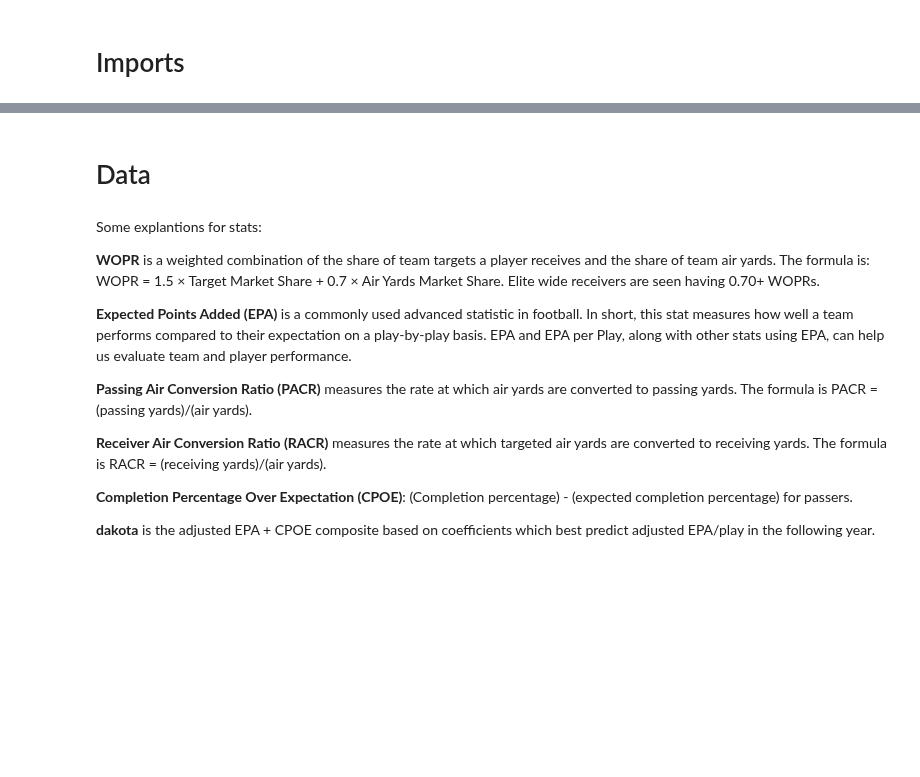
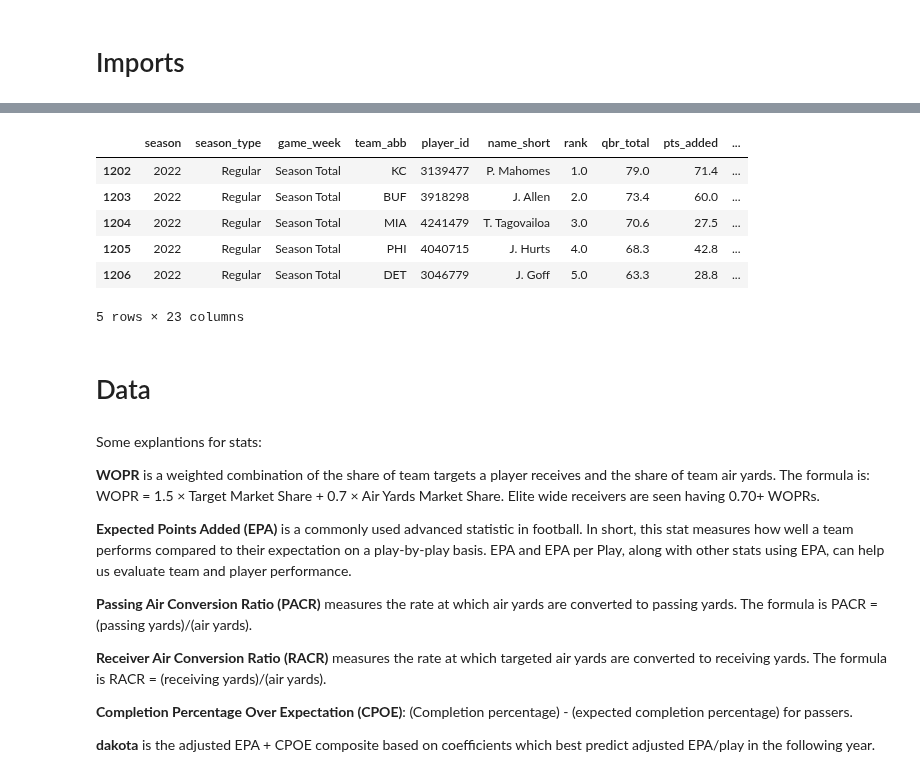
Before and after one commit to Alex-Bishka/Fantasy, a Jupyter notebook: Analysis/NFLData.ipynb, the cells around one changed output, grey strips where cells are left out. Drawn from its saved outputs; the diff is of its cells as text; code cells hidden in the pictures; blank space fills up the shorter version.

```diff
--- a/Analysis/NFLData.ipynb
+++ b/Analysis/NFLData.ipynb
@@ -8,3 +45,15 @@ import nfl_data_py as nfl
+# %%
+qbr = nfl.import_qbr(years=[2022])
+# %%
+qbr.head()
+# %% [output]
+|  | season | season_type | game_week | team_abb | player_id | name_short | rank | qbr_total | pts_added | ... |
+| 1202 | 2022 | Regular | Season Total | KC | 3139477 | P. Mahomes | 1.0 | 79.0 | 71.4 | ... |
+| 1203 | 2022 | Regular | Season Total | BUF | 3918298 | J. Allen | 2.0 | 73.4 | 60.0 | ... |
+| 1204 | 2022 | Regular | Season Total | MIA | 4241479 | T. Tagovailoa | 3.0 | 70.6 | 27.5 | ... |
+| 1205 | 2022 | Regular | Season Total | PHI | 4040715 | J. Hurts | 4.0 | 68.3 | 42.8 | ... |
+| 1206 | 2022 | Regular | Season Total | DET | 3046779 | J. Goff | 5.0 | 63.3 | 28.8 | ... |
+5 rows × 23 columns
 # %% [markdown]
 # Data
 # %% [markdown]
```
Also changed, not shown: parts of 7 cells of this notebook, 2 other files.
